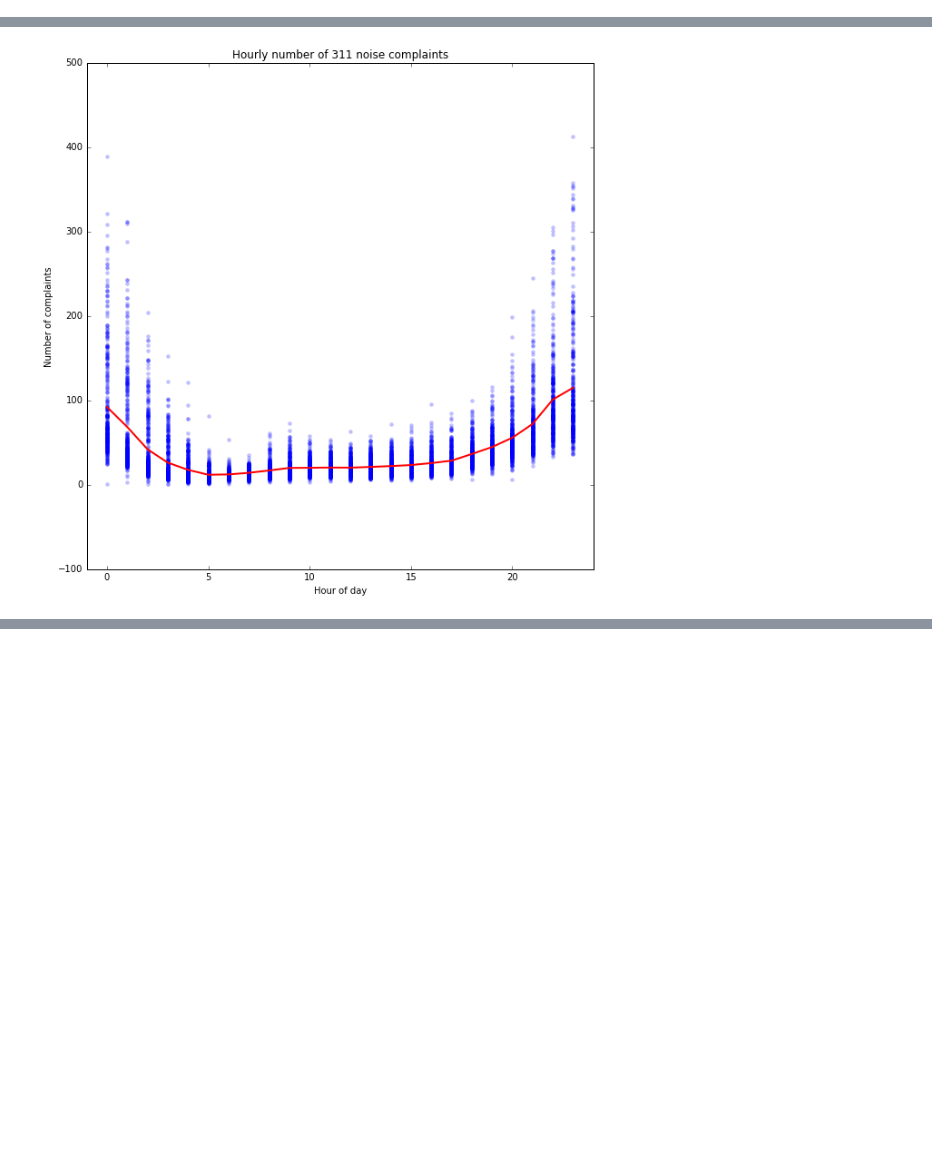
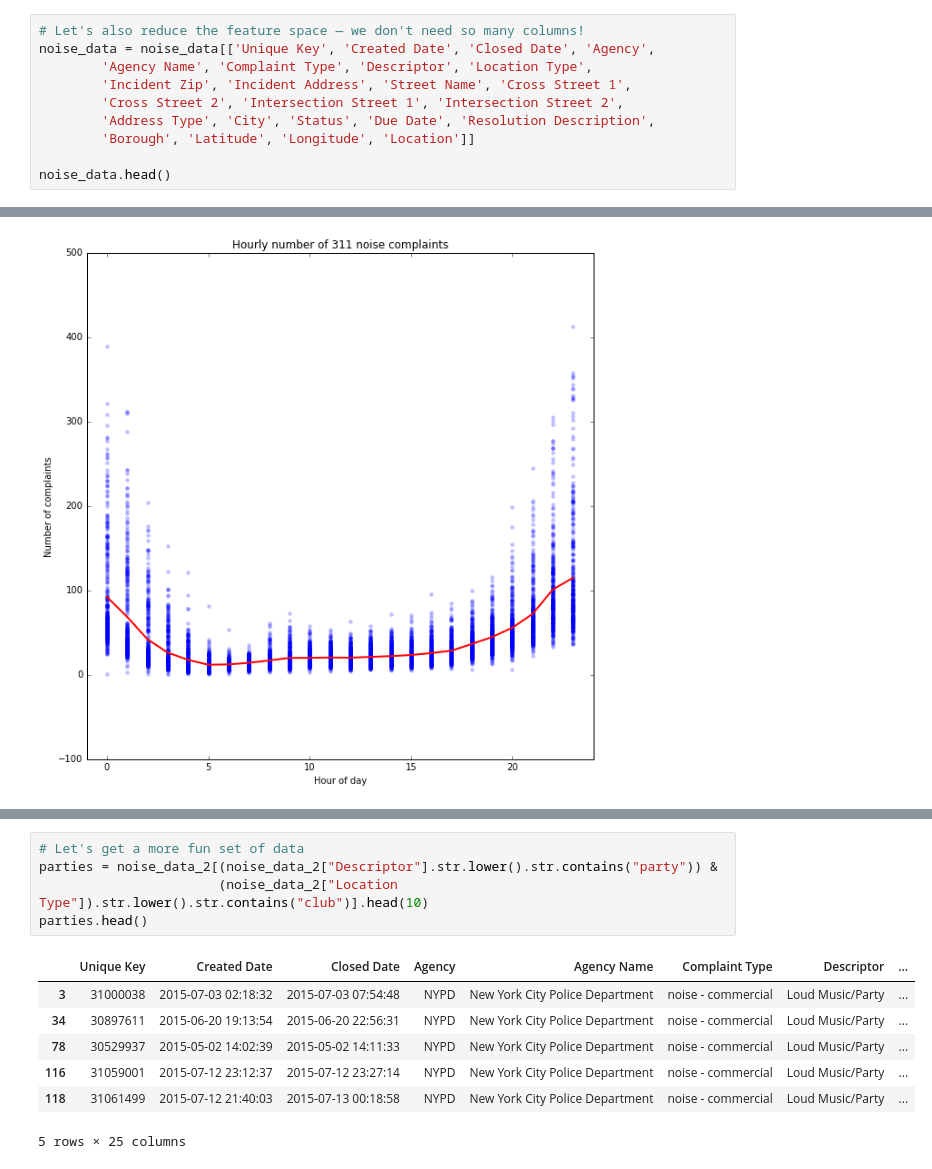
Before and after one commit to brian-ho/sci-6354-tutorials, a Jupyter notebook: Python/SCI-6354 Python Tutorial.ipynb, the cells around one changed output, grey strips where cells are left out. Drawn from its saved outputs; the diff is of its cells as text; blank space fills up the shorter version.

```diff
--- a/Python/SCI-6354 Python Tutorial.ipynb
+++ b/Python/SCI-6354 Python Tutorial.ipynb
@@ -408,3 +411,13 @@ noise_data = data[data["Complaint Type"].str.contains("noise")]
 noise_data.shape
 # %% [output]
 (386510, 53)
+# %%
+# Let's also reduce the feature space — we don't need so many columns!
+noise_data = noise_data[['Unique Key', 'Created Date', 'Closed Date', 'Agency',
+        'Agency Name', 'Complaint Type', 'Descriptor', 'Location Type',
+        'Incident Zip', 'Incident Address', 'Street Name', 'Cross Street 1',
+        'Cross Street 2', 'Intersection Street 1', 'Intersection Street 2',
+        'Address Type', 'City', 'Status', 'Due Date', 'Resolution Description',
+        'Borough', 'Latitude', 'Longitude', 'Location']]
+
+noise_data.head()
@@ -598,0 +675,13 @@ plt.show
+# %%
+# Let's get a more fun set of data
+parties = noise_data_2[(noise_data_2["Descriptor"].str.lower().str.contains("party")) &
+                       (noise_data_2["Location Type"]).str.lower().str.contains("club")].head(10)
+parties.head()
+# %% [output]
+|  | Unique Key | Created Date | Closed Date | Agency | Agency Name | Complaint Type | Descriptor | ... |
+| 3 | 31000038 | 2015-07-03 02:18:32 | 2015-07-03 07:54:48 | NYPD | New York City Police Department | noise - commercial | Loud Music/Party | ... |
+| 34 | 30897611 | 2015-06-20 19:13:54 | 2015-06-20 22:56:31 | NYPD | New York City Police Department | noise - commercial | Loud Music/Party | ... |
+| 78 | 30529937 | 2015-05-02 14:02:39 | 2015-05-02 14:11:33 | NYPD | New York City Police Department | noise - commercial | Loud Music/Party | ... |
+| 116 | 31059001 | 2015-07-12 23:12:37 | 2015-07-12 23:27:14 | NYPD | New York City Police Department | noise - commercial | Loud Music/Party | ... |
+| 118 | 31061499 | 2015-07-12 21:40:03 | 2015-07-13 00:18:58 | NYPD | New York City Police Department | noise - commercial | Loud Music/Party | ... |
+5 rows × 25 columns
```
Also changed, not shown: parts of 20 cells of this notebook.
